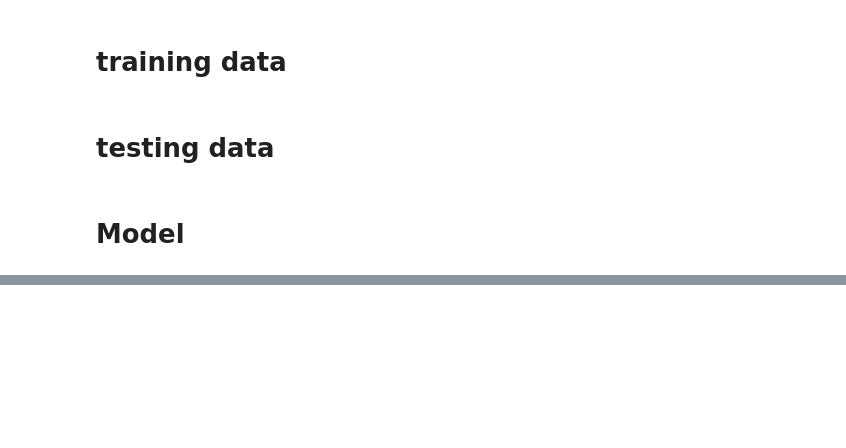
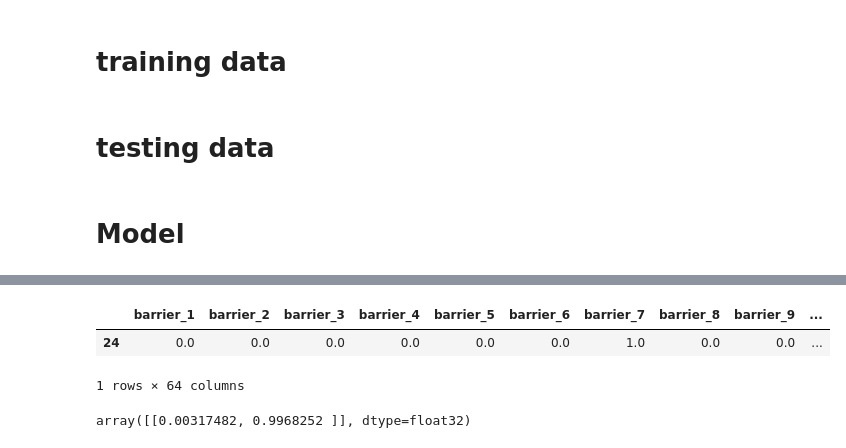
Before and after one commit to Harlequinht/which_horse, a Jupyter notebook: notebook/Deep_Learning_model-0803_modifying.ipynb, the cells around one changed output, grey strips where cells are left out. Saved outputs shown, nothing was run; the diff lists cells and outputs as text; code cells hidden in the pictures; blank space fills up the shorter version.

```diff
--- a/notebook/Deep_Learning_model-0803_modifying.ipynb
+++ b/notebook/Deep_Learning_model-0803_modifying.ipynb
@@ -336,0 +380,10 @@ y_train
+# %%
+feature_values
+# %% [output]
+|  | barrier_1 | barrier_2 | barrier_3 | barrier_4 | barrier_5 | barrier_6 | barrier_7 | barrier_8 | barrier_9 | ... |
+| 24 | 0.0 | 0.0 | 0.0 | 0.0 | 0.0 | 0.0 | 1.0 | 0.0 | 0.0 | ... |
+1 rows × 64 columns
+# %%
+prediction
+# %% [output]
+array([[0.00317482, 0.9968252 ]], dtype=float32)
```
Also changed, not shown: parts of 22 cells of this notebook, 2 other files.
